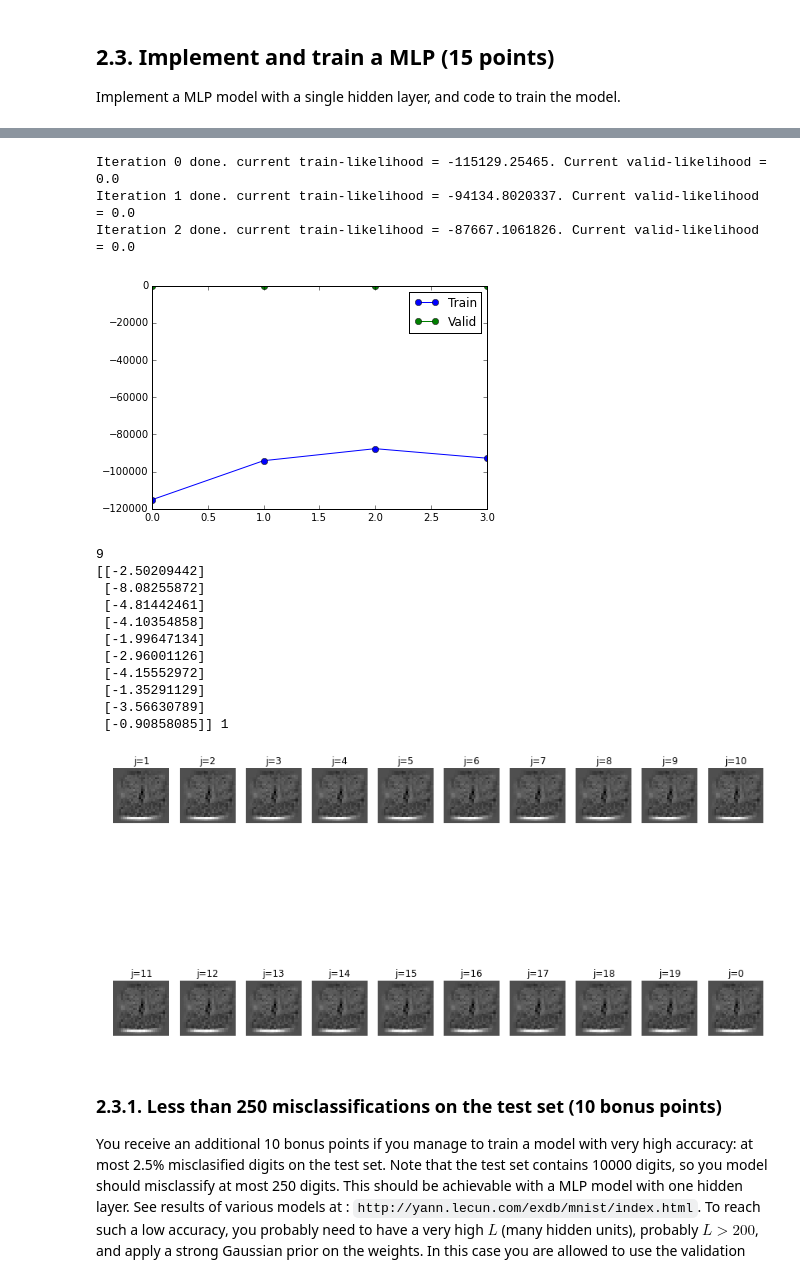
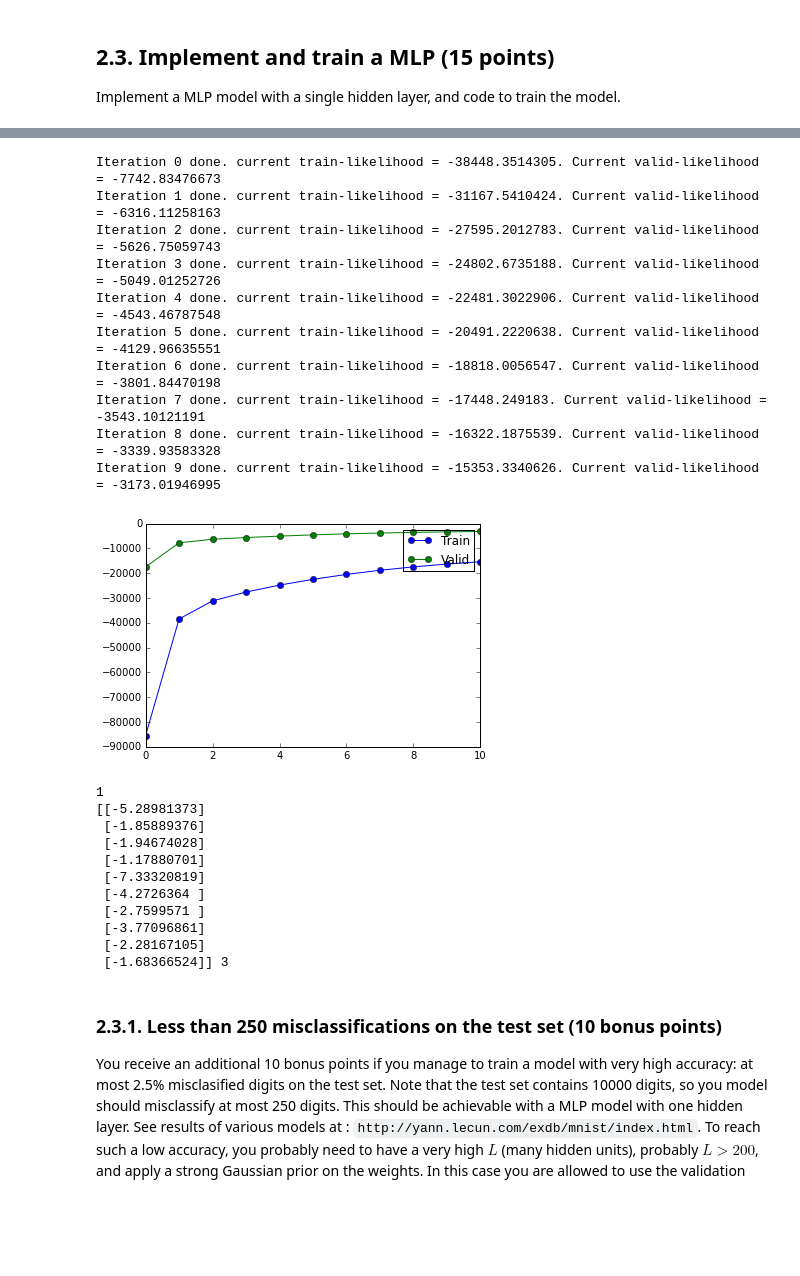
Before and after one commit to basveeling/ml1labs, a Jupyter notebook: Lab2.ipynb, the cells around one changed output, grey strips where cells are left out. Drawn from its saved outputs; the diff is of its cells as text; code cells hidden in the pictures; blank space fills up the shorter version.

```diff
--- a/Lab2.ipynb
+++ b/Lab2.ipynb
@@ -366,6 +364,6 @@ plot_weights(w_trained, numcols=5)
 # %%
 # Make a random prediction
-i = 4550
+i = 55
 shape=(28,28)
 plt.imshow(x_valid[i].reshape(shape), interpolation='nearest', cmap='Greys')
 
@@ -582,36 +614,46 @@ def train(x_train,t_train, x_valid, t_valid,iters):
 # %%
-iters = 3
-w,b,v,a,plot_likelihoods = train(x_train,t_train, x_valid, t_valid, iters)
+input_units  = 784
+hidden_units = 20 # Amount of units in the hidden layer
+output_units = 10
+iters = 10
+w_trained,b_trained,v_trained,a_trained,plot_likelihoods = train(x_train[0:5000],t_train[0:5000], x_valid[0:1000], t_valid[0:1000], iters)
 plt.plot(range(iters+1),plot_likelihoods[:,0],'o-',label='Train');
 plt.plot(range(iters+1),plot_likelihoods[:,1],'o-',label='Valid');
 plt.legend();
 plt.show();
 # %% [output]
-Iteration 0 done. current train-likelihood = -115129.25465. Current valid-likelihood = 0.0
-Iteration 1 done. current train-likelihood = -94134.8020337. Current valid-likelihood = 0.0
-Iteration 2 done. current train-likelihood = -87667.1061826. Current valid-likelihood = 0.0
+Iteration 0 done. current train-likelihood = -38448.3514305. Current valid-likelihood = -7742.83476673
+Iteration 1 done. current train-likelihood = -31167.5410424. Current valid-likelihood = -6316.11258163
+Iteration 2 done. current train-likelihood = -27595.2012783. Current valid-likelihood = -5626.75059743
+Iteration 3 done. current train-likelihood = -24802.6735188. Current valid-likelihood = -5049.01252726
+Iteration 4 done. current train-likelihood = -22481.3022906. Current valid-likelihood = -4543.46787548
+Iteration 5 done. current train-likelihood = -20491.2220638. Current valid-likelihood = -4129.96635551
+Iteration 6 done. current train-likelihood = -18818.0056547. Current valid-likelihood = -3801.84470198
+Iteration 7 done. current train-likelihood = -17448.249183. Current valid-likelihood = -3543.10121191
+Iteration 8 done. current train-likelihood = -16322.1875539. Current valid-likelihood = -3339.93583328
+Iteration 9 done. current train-likelihood = -15353.3340626. Current valid-likelihood = -3173.01946995
-[figure, old version]
+[figure, new version]
 # %%
-i = 3
-x = x_valid[i]
-t = t_valid[i]
+i =200
+x = x_train[i]
+t = t_train[i]
 log_p, h = log_partial(x, w, b, v, a)
 print t
-print log_p, np.argmin(log_p)
-plot_weights(v, numcols=10)
+print log_p, np.argmax(log_p)
+# plot_weights(v, numcols=10)
+# plot_weights(w, numcols=10,shape=(10,5))
 # %% [output]
-9
-[[-2.50209442]
- [-8.08255872]
- [-4.81442461]
- [-4.10354858]
- [-1.99647134]
- [-2.96001126]
- [-4.15552972]
- [-1.35291129]
- [-3.56630789]
- [-0.90858085]] 1
+1
+[[-5.28981373]
+ [-1.85889376]
+ [-1.94674028]
+ [-1.17880701]
+ [-7.33320819]
+ [-4.2726364 ]
+ [-2.7599571 ]
+ [-3.77096861]
+ [-2.28167105]
+ [-1.68366524]] 3
-[figure, removed]
 # %% [markdown]
 ### 2.3.1. Less than 250 misclassifications on the test set (10 bonus points)
 
```
Also changed, not shown: parts of 8 cells of this notebook.
